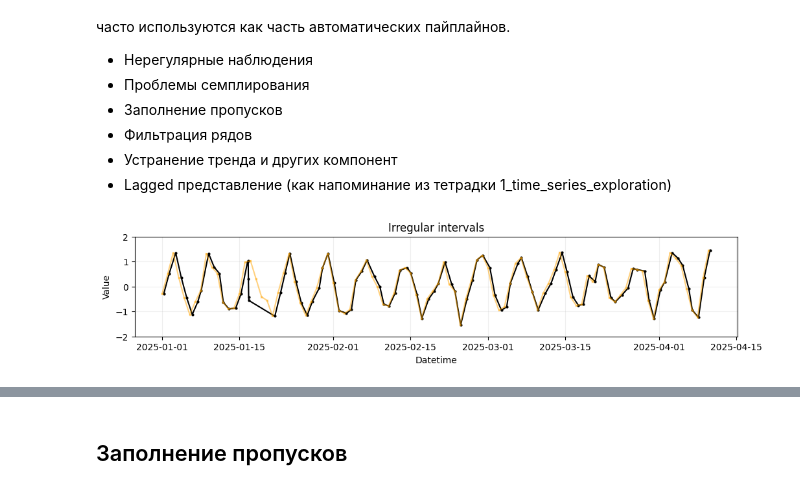
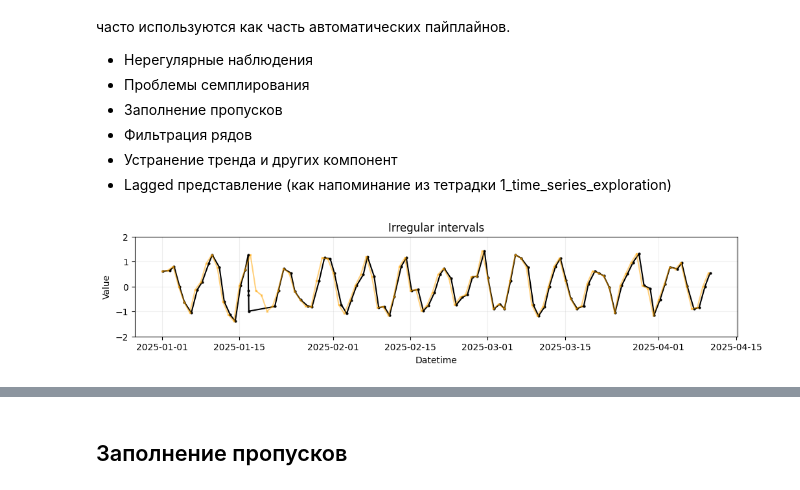
Before and after one commit to Dreamlone/ts-processing, a Jupyter notebook: notebooks/2_ts_preprocessing.ipynb, the cells around one changed output, grey strips where cells are left out. Saved outputs shown, nothing was run; the diff lists cells and outputs as text; code cells hidden in the pictures.

```diff
--- a/notebooks/2_ts_preprocessing.ipynb
+++ b/notebooks/2_ts_preprocessing.ipynb
@@ -10,10 +10,16 @@
 - Устранение тренда и других компонент
 - Lagged представление (как напоминание из тетрадки 1_time_series_exploration)
 # %%
+import random
 import numpy as np
 import pandas as pd
 from datetime import timedelta
 import matplotlib.pyplot as plt
+
+SEED = 2025
+random.seed(SEED)
+np.random.seed(SEED)
+rng = np.random.default_rng(SEED)
 
 start: str = "2025-01-01"
 freq: str = "D"
@@ -30,34 +36,34 @@ datetime_irregular = datetime_index + pd.to_timedelta(random_offsets, unit='h')
 
 t = np.arange(n)
 
 noise_component_scale = 0.3
 noise_values = np.random.normal(0, noise_component_scale, n)
 
 
 def get_ts_with_season():
     # Let's simulate week seasonality
     m = 7
     values = np.sin(2 * np.pi * t / m) + noise_values
     return values
 
 
 def plot_ts_with_season(ts_with_season):
     fig_size = (12.0, 2.0)
     fig, ax = plt.subplots(figsize=fig_size)
     ax.plot(datetime_irregular, ts_with_season, marker="o", markersize=2, c="black")
     ax.plot(datetime_index, ts_with_season, marker="x", markersize=2, alpha=0.5, c="orange")
     ax.grid(alpha=0.2)
     ax.set_xlabel("Datetime")
     ax.set_ylabel("Value")
     ax.set_ylim(-2, 2)
     ax.set_title("Irregular intervals")
     plt.show()
 
 
 ts_with_season = get_ts_with_season()
 plot_ts_with_season(ts_with_season)
 # %% [output]
-[figure, old version]
+[figure, new version]
 # %%
 df = pd.DataFrame({"datetime": datetime_irregular, "ts": ts_with_season})
 df[15:21]
```
Also changed, not shown: parts of 14 cells of this notebook, 4 other files.
